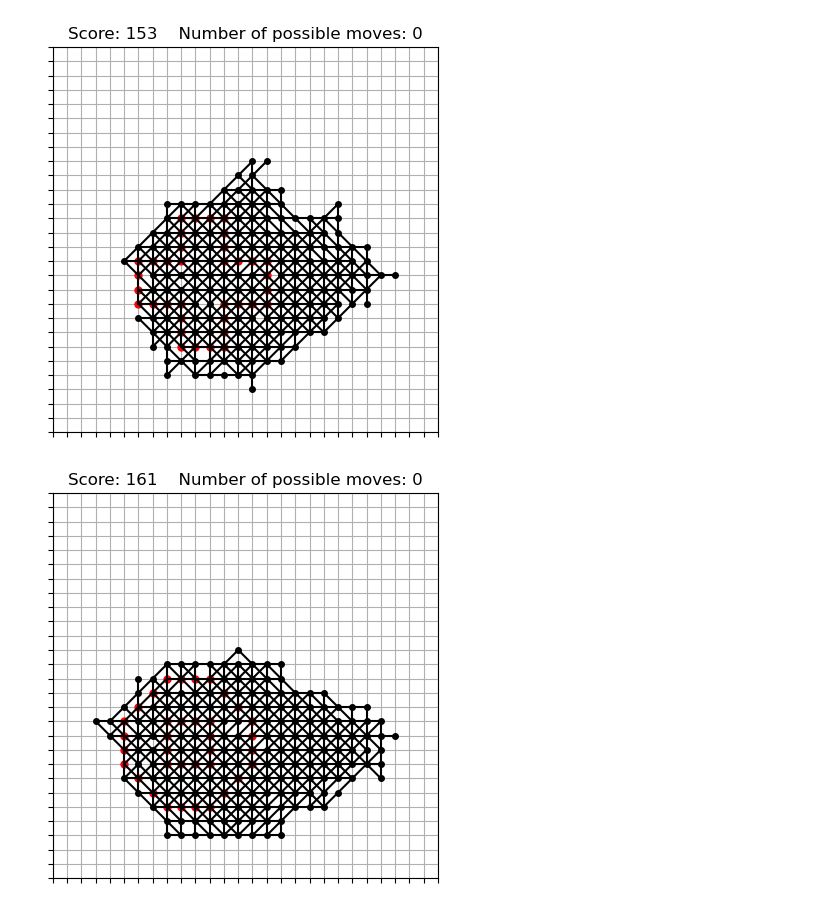
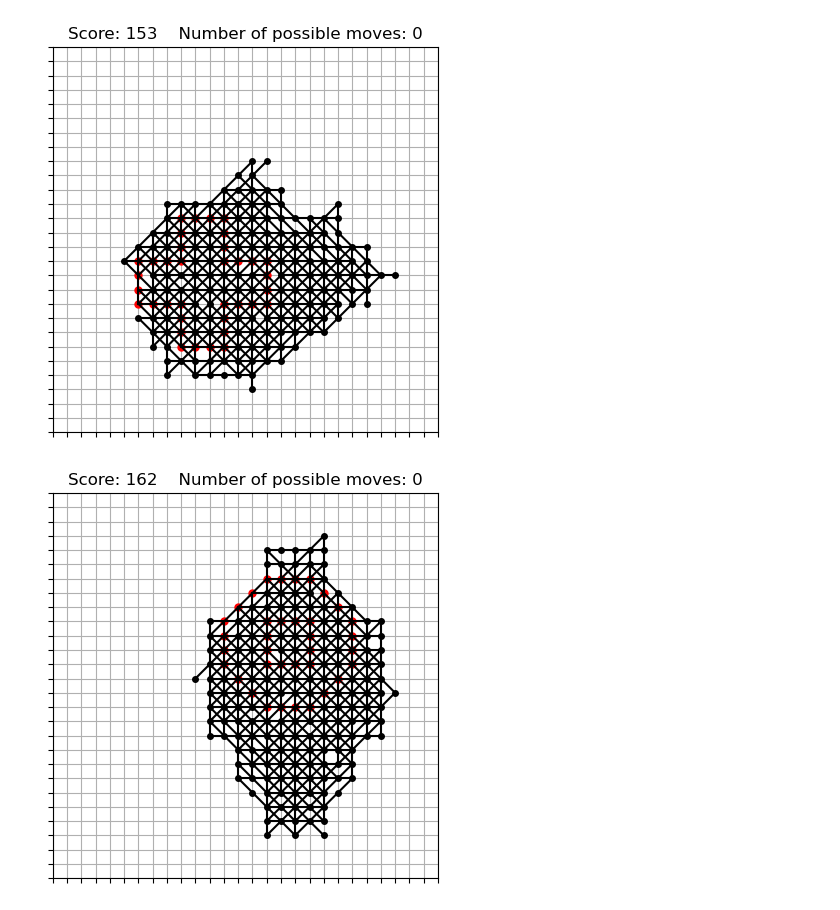
Before and after one commit to gillioz/MorpionSolitaire, a Jupyter notebook: cpp/PyMorpionSolitaire.ipynb, the cells around one changed output. Cells and saved outputs as stored; diff of their text form; code cells hidden in the pictures.

```diff
--- a/cpp/PyMorpionSolitaire.ipynb
+++ b/cpp/PyMorpionSolitaire.ipynb
@@ -145,12 +145,12 @@ Wall time: 3min 15s
 # %% [markdown]
 Best games obtained so far:
 # %%
-best_game = PyMorpionSolitaire.Game5T.load('data/games/cross5T_153_54955.json')
-best_game.print()
+best_cross = PyMorpionSolitaire.Game5T.load('data/nested-4-games/cross5T_153_54955.json')
+best_cross.print()
 # %% [output]
 [figure]
 # %%
-best_game = PyMorpionSolitaire.Game5T.load('data/games/pipe5T_161_94221.json')
-best_game.print()
+best_pipe = PyMorpionSolitaire.Game5T.load('data/nested-4-games/pipe5T_162_37598.json')
+best_pipe.print()
 # %% [output]
-[figure, old version]
+[figure, new version]
```
Also changed, not shown: 35 other files.
